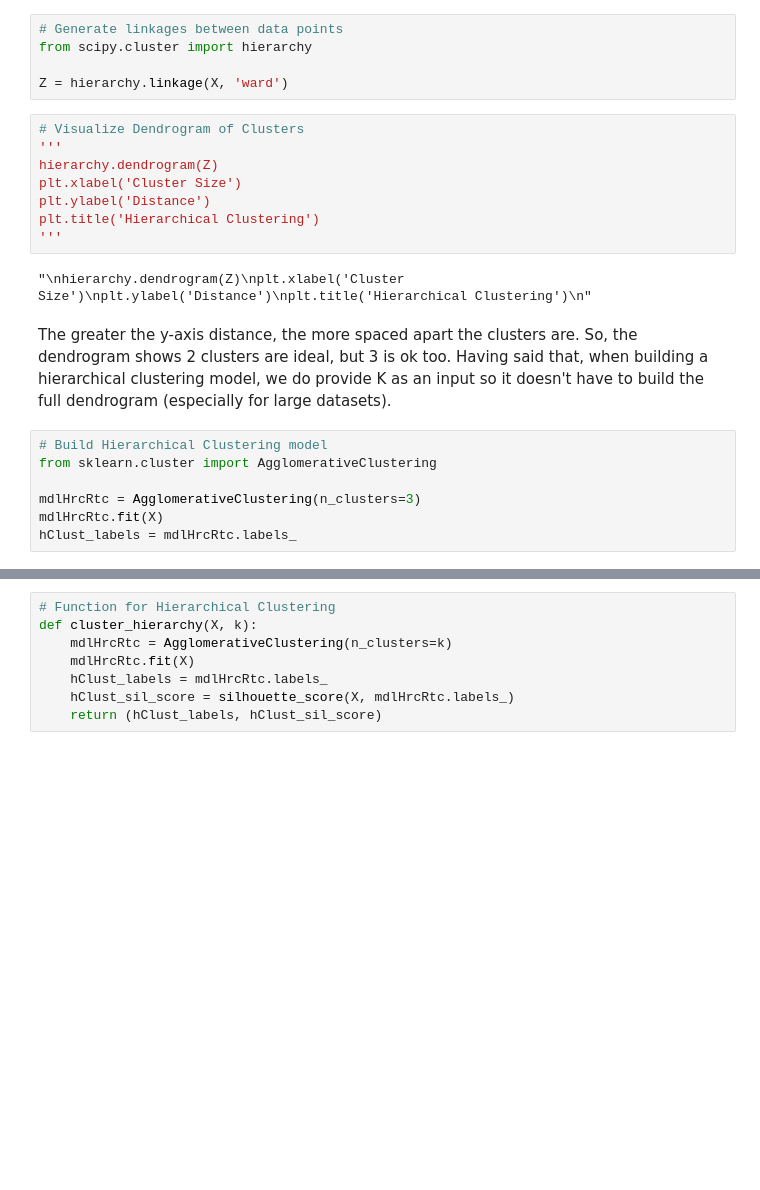
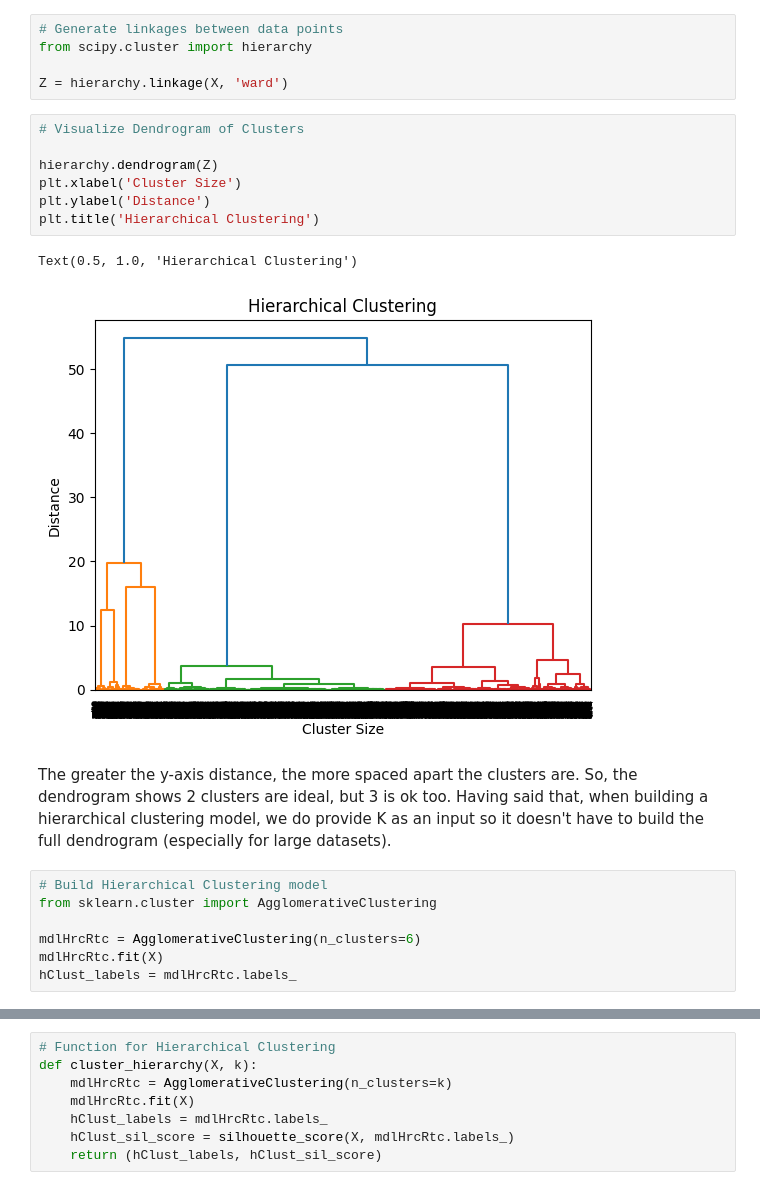
Before and after one commit to ozgunbilecen/IE423, a Jupyter notebook: OzgunBilecen_Task6.ipynb, the cells around one changed output, grey strips where cells are left out. Saved outputs shown, nothing was run; the diff lists cells and outputs as text; blank space fills up the shorter version.

```diff
--- a/OzgunBilecen_Task6.ipynb
+++ b/OzgunBilecen_Task6.ipynb
@@ -363,21 +363,21 @@ from scipy.cluster import hierarchy
 Z = hierarchy.linkage(X, 'ward')
 # %%
 # Visualize Dendrogram of Clusters
-'''
+
 hierarchy.dendrogram(Z)
 plt.xlabel('Cluster Size')
 plt.ylabel('Distance')
 plt.title('Hierarchical Clustering')
-'''
 # %% [output]
-"\nhierarchy.dendrogram(Z)\nplt.xlabel('Cluster Size')\nplt.ylabel('Distance')\nplt.title('Hierarchical Clustering')\n"
+Text(0.5, 1.0, 'Hierarchical Clustering')
+[figure, added]
 # %% [markdown]
 The greater the y-axis distance, the more spaced apart the clusters are.  So, the dendrogram shows 2 clusters are ideal, but 3 is ok too.  Having said that, when building a hierarchical clustering model, we do provide K as an input so it doesn't have to build the full dendrogram (especially for large datasets).
 # %%
 # Build Hierarchical Clustering model
 from sklearn.cluster import AgglomerativeClustering
 
-mdlHrcRtc = AgglomerativeClustering(n_clusters=3)
+mdlHrcRtc = AgglomerativeClustering(n_clusters=6)
 mdlHrcRtc.fit(X)
 hClust_labels = mdlHrcRtc.labels_
 # %%
```
Also changed, not shown: parts of 11 cells of this notebook.
